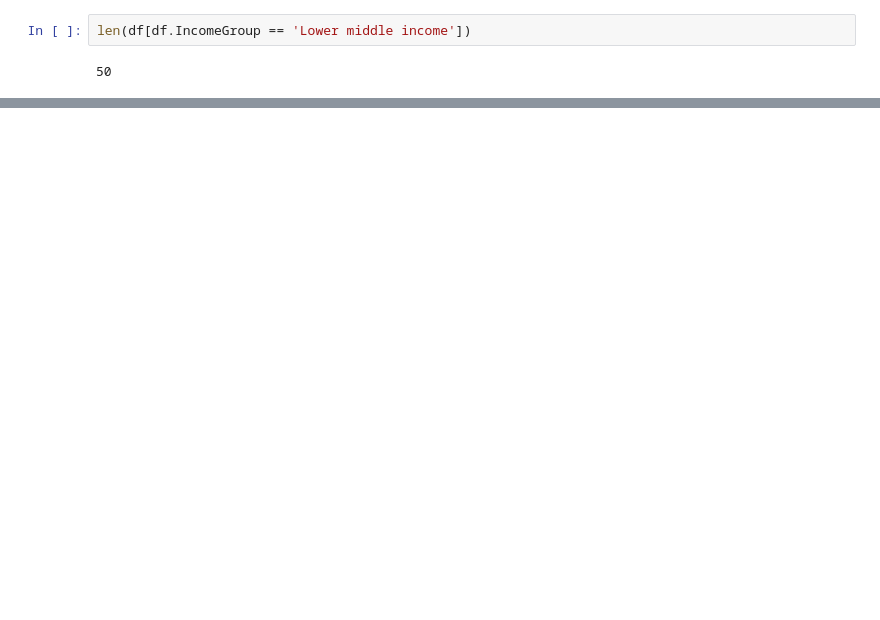
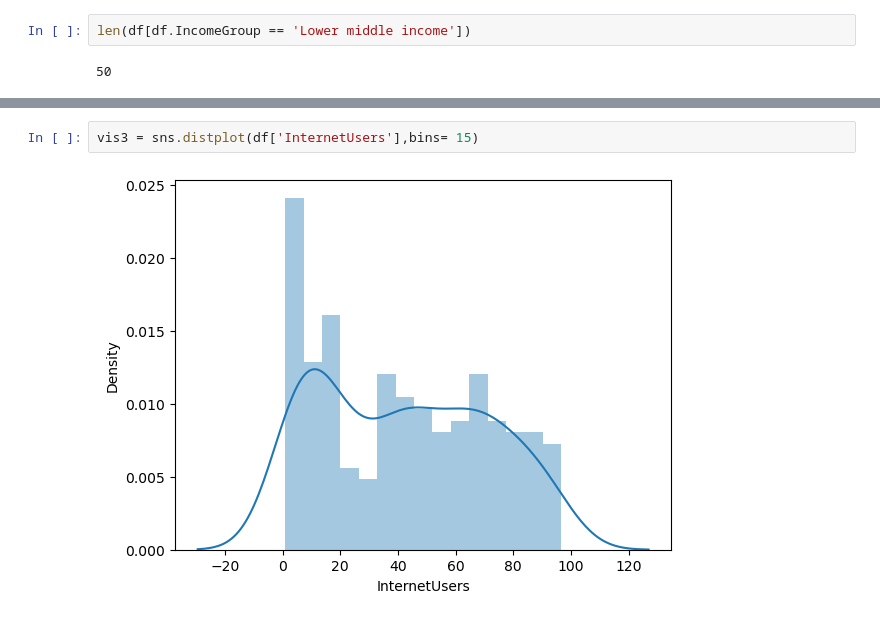
Before and after one commit to pmkmohan/PythonTraining, a Jupyter notebook: Pandas for Student practice.ipynb, the cells around one changed output, grey strips where cells are left out. Drawn from its saved outputs; the diff is of its cells as text; blank space fills up the shorter version.

```diff
--- a/Pandas for Student practice.ipynb
+++ b/Pandas for Student practice.ipynb
@@ -784,0 +888,4 @@ len(df[df.IncomeGroup == 'Lower middle income'])
+# %%
+vis3 = sns.distplot(df['InternetUsers'],bins= 15)
+# %% [output]
+[figure, added]
```
Also changed, not shown: parts of 50 cells of this notebook.
